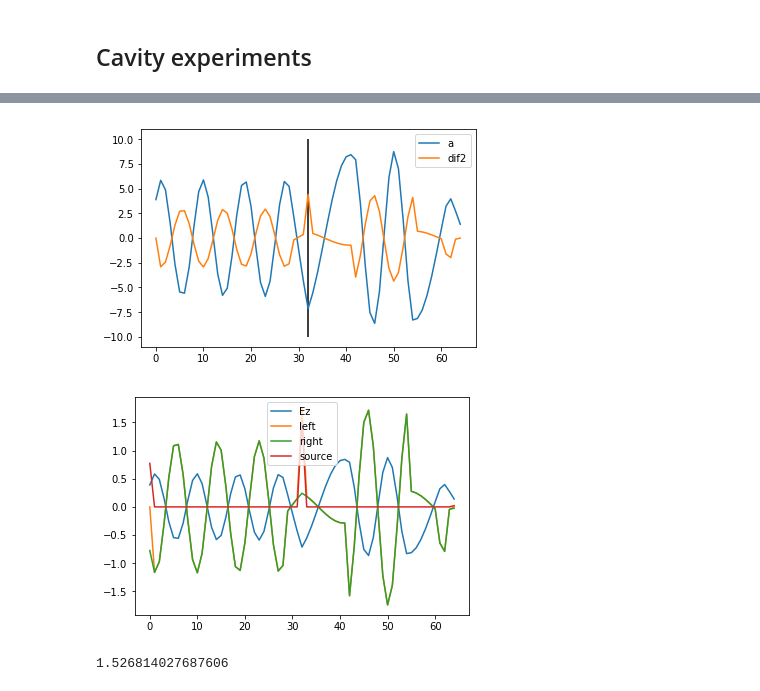
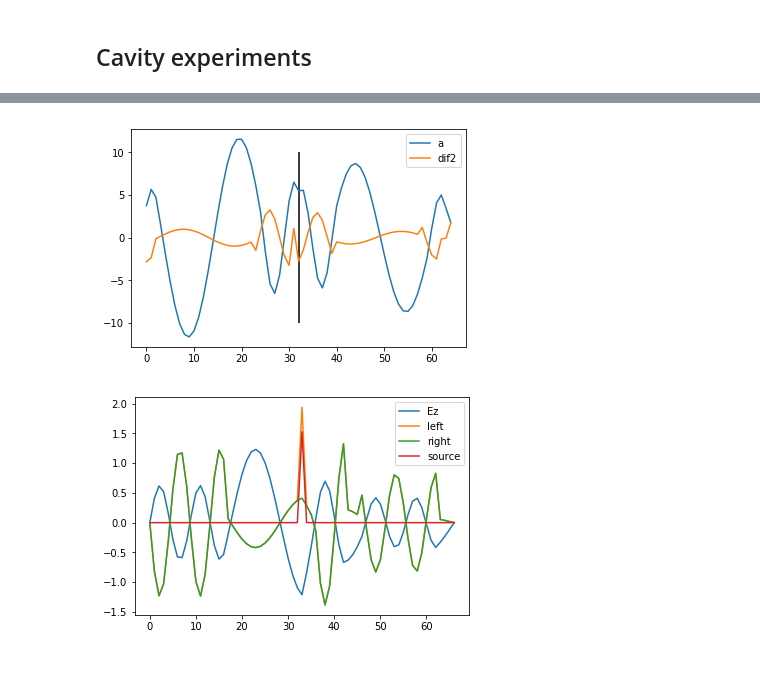
Before and after one commit to bencbartlett/neural-maxwell, a Jupyter notebook: CS229_Final_Project.ipynb, the cells around one changed output, grey strips where cells are left out. Drawn from its saved outputs; the diff is of its cells as text; code cells hidden in the pictures.

Commit message:
trained cavity experiments

```diff
--- a/CS229_Final_Project.ipynb
+++ b/CS229_Final_Project.ipynb
@@ -38,9 +38,9 @@ a = torch.tensor(np.imag(Ez)[16:-16])
 roll=tensor_roll(a, 1)
 dif = tensor_diff(a, n=2, cyclic=True)
 
-dif_fill = torch.tensor([0.0]).double()
-dif2 = torch.cat([dif_fill,tensor_diff(a, n=2, padding=None), dif_fill],dim=-1)
-# dif2=tensor_diff(a, n=2, padding=True)
+zero = torch.tensor([0.0]).double()
+# dif2 = torch.cat([zero,tensor_diff(a, n=2, padding=None), zero],dim=-1)
+dif2=tensor_diff(a, n=2, padding=True)
 # %%
 plt.plot(a.numpy(), label='a')
 # plt.plot(roll.numpy(), label='roll')
@@ -50,30 +50,41 @@ plt.vlines(src_x, -10, 10)
 plt.legend()
 plt.show()
 # %% [output]
-[figure, old version]
+[figure, new version]
 # %%
-diffs = dif2.numpy()
-ez = np.imag(Ez[16:-16])
-# ez = np.real(Ez)[0:-2]
+# sourcevals = []
+# for i in pbar(range(1000)):
+
+perms = perm_alternating_layers(s=65)
+epsilons, src_x, _, _, Ez = Cavity1D(cavity_buffer=16).solve(perms, omega=OMEGA_1550)
+
+a = torch.cat([zero, torch.tensor(np.imag(Ez)[16:-16]), zero], dim=-1)
+diffs = torch.cat([zero, tensor_diff(a, n=2, padding=None), zero], dim=-1)
+# diffs = tensor_diff(a, n=2, cyclic=True)
+
+ez = np.concatenate([[0], np.imag(Ez[16:-16]), [0]])
+
 eps = epsilons[16:-16]
-# eps = epsilons[2:]
+barrier = torch.tensor([-1e10]).double()
+eps = torch.cat([barrier, torch.tensor(eps), barrier], dim=-1)
+
+# print(a.shape, dif2.shape, ez.shape, eps.shape)
 
 x = PIXEL_SIZE * (np.arange(eps.shape[0]) - src_x)
 # Check wave equation terms match
-left = SCALE * diffs / PIXEL_SIZE**2
-right = SCALE * -OMEGA**2 * MU0 * EPSILON0 * eps * ez
+left = SCALE * diffs.numpy() / PIXEL_SIZE**2
+right = SCALE * -OMEGA**2 * MU0 * EPSILON0 * eps.numpy() * ez
+source = left-right
+
 plt.plot(0.1 * ez, label="Ez")
 plt.plot(left, label="left")
 plt.plot(right, label="right")
-# Cosine fit
-# plt.plot(2 * np.cos(np.sqrt(eps) * OMEGA/C * x))
-# Residual
-source = left-right
+
 plt.plot(source, label="source")
 plt.legend()
 plt.show()
 
-print(np.max(left - right))
+# sourcemax = np.max(source[1:-1])
+# sourcevals.append(sourcemax)
 # %% [output]
-[figure, old version]
+[figure, new version]
-1.526814027687606
```
Also changed, not shown: parts of 9 cells of this notebook, 2 other files.
